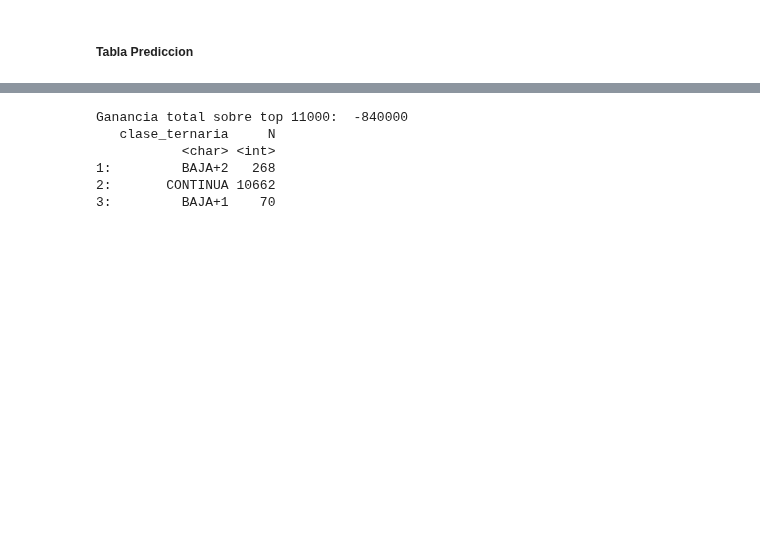
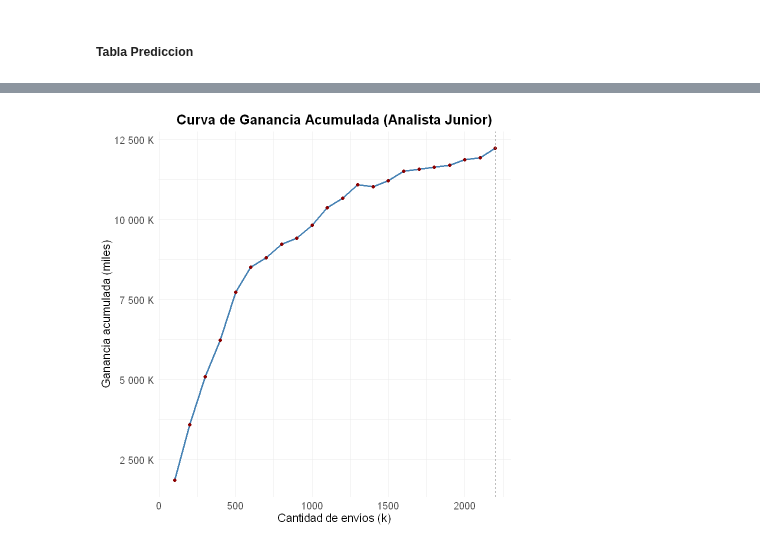
Before and after one commit to ldebris/dm2025a, a Jupyter notebook: Experimento colaborativo FEHistorico/Workflows Semilla 100151/WF_junior_w01.ipynb, the cells around one changed output, grey strips where cells are left out. Drawn from its saved outputs; the diff is of its cells as text; code cells hidden in the pictures; blank space fills up the shorter version.

Commit message:
Actualizo solo WF_junior_w01.ipynb

```diff
--- a/Experimento colaborativo FEHistorico/Workflows Semilla 100151/WF_junior_w01.ipynb
+++ b/Experimento colaborativo FEHistorico/Workflows Semilla 100151/WF_junior_w01.ipynb
@@ -1558,0 +1583,18 @@ A data.table: 33053 × 29
+# %%
+library(data.table)
+
+# Ordenar por probabilidad descendente
+setorder(tb_prediccion, -prob)
+
+# Definir k (puede ser 2200 o el óptimo)
+k <- 2200
+top_k <- tb_prediccion[1:k]
+
+# Ganancia
+ganancia <- sum(ifelse(top_k$clase_ternaria == "BAJA+2", 117000, -3000))
+
+# Conteos por clase
+conteos <- top_k[, .N, by = clase_ternaria]
+
+ganancia
+conteos
@@ -1559,27 +1609,41 @@ A data.table: 33053 × 29
 # %%
-# Ordeno por prob de clase01 descendente
+library(data.table)
+library(ggplot2)
+library(scales)  # para formatear ejes
+
+# Ordenar por probabilidad descendente
 setorder(tb_prediccion, -prob)
 
-# Tomo los mejores 11000
-top_11000 <- tb_prediccion[1:11000]
+# Rango de k hasta 2200
+valores_k <- seq(100, 2200, by = 100)
 
-# Calculo ganancia: sólo +117000 para BAJA+2, -3000 para los demás
-top_11000[, ganancia := ifelse(clase_ternaria == "BAJA+2", 117000, -3000)]
+# Calcular ganancia para cada k
+resultados <- data.table(k = valores_k)
+resultados[, ganancia := sapply(k, function(topk) {
+  top_k <- tb_prediccion[1:topk]
+  top_k[, ganancia := ifelse(clase_ternaria == "BAJA+2", 117000, -3000)]
+  sum(top_k$ganancia)
+})]
 
-# Sumamos la ganancia total
-ganancia_total <- sum(top_11000$ganancia)
-
-cat("Ganancia total sobre top 11000: ", ganancia_total, "\n")
-
-# Ver cuántos hay de cada clase en esos 11000
-print(top_11000[, .N, by=clase_ternaria])
+# Graficar curva de ganancia con eje Y en miles
+ggplot(resultados, aes(x = k, y = ganancia)) +
+  geom_line(color = "steelblue", size = 1) +
+  geom_point(color = "darkred") +
+  geom_vline(xintercept = 2200, linetype = "dashed", color = "gray50") +
+  scale_y_continuous(labels = label_number(scale = 1/1000, suffix = " K")) +
+  labs(
+    title = "Curva de Ganancia Acumulada (Analista Junior)",
+    x = "Cantidad de envíos (k)",
+    y = "Ganancia acumulada (miles)"
+  ) +
+  theme_minimal() +
+  theme(
+    plot.title = element_text(hjust = 0.5, size = 16, face = "bold"),
+    axis.title = element_text(size = 14),
+    axis.text = element_text(size = 12)
+  )
 # %% [output]
-Ganancia total sobre top 11000:  -840000
-   clase_ternaria     N
-           <char> <int>
-1:         BAJA+2   268
-2:       CONTINUA 10662
-3:         BAJA+1    70
+[figure, added]
 # %%
 # grabo los parametros
 if( !require("yaml")) install.packages("yaml")
```
Also changed, not shown: parts of 8 cells of this notebook.
